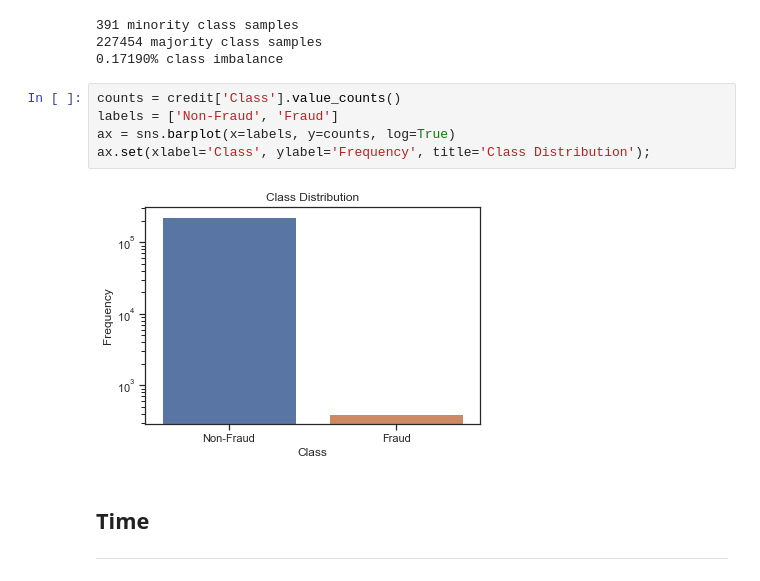
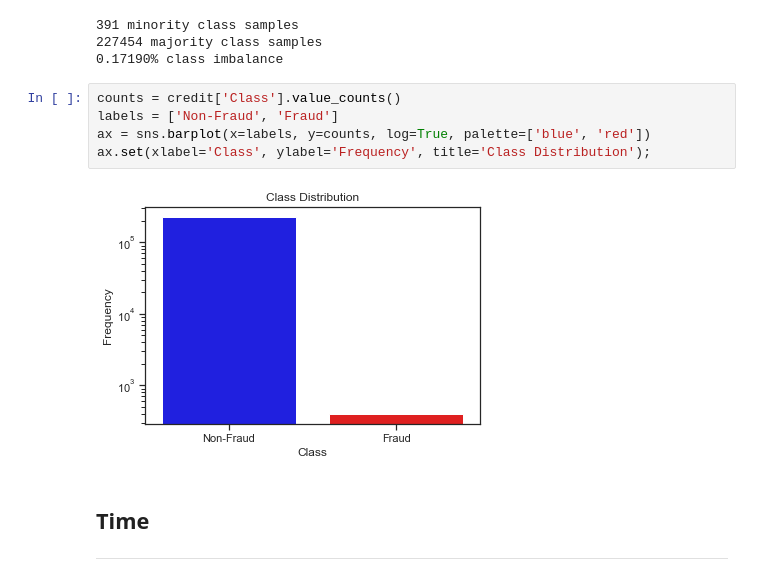
Before and after one commit to MattEding/CreditCardFraud, a Jupyter notebook: 02 - EDA.ipynb, the cells around one changed output. Cells and saved outputs as stored; diff of their text form.

Commit message:
cents distributions; heatmap; tidy code

```diff
--- a/02 - EDA.ipynb
+++ b/02 - EDA.ipynb
@@ -83,10 +83,10 @@ print(f"{cls_ratio:.5%} class imbalance")
 # %%
 counts = credit['Class'].value_counts()
 labels = ['Non-Fraud', 'Fraud']
-ax = sns.barplot(x=labels, y=counts, log=True)
+ax = sns.barplot(x=labels, y=counts, log=True, palette=['blue', 'red'])
 ax.set(xlabel='Class', ylabel='Frequency', title='Class Distribution');
 # %% [output]
-[figure, old version]
+[figure, new version]
 # %% [markdown]
 ## Time
 ----------
```
Also changed, not shown: parts of 32 cells of this notebook.
